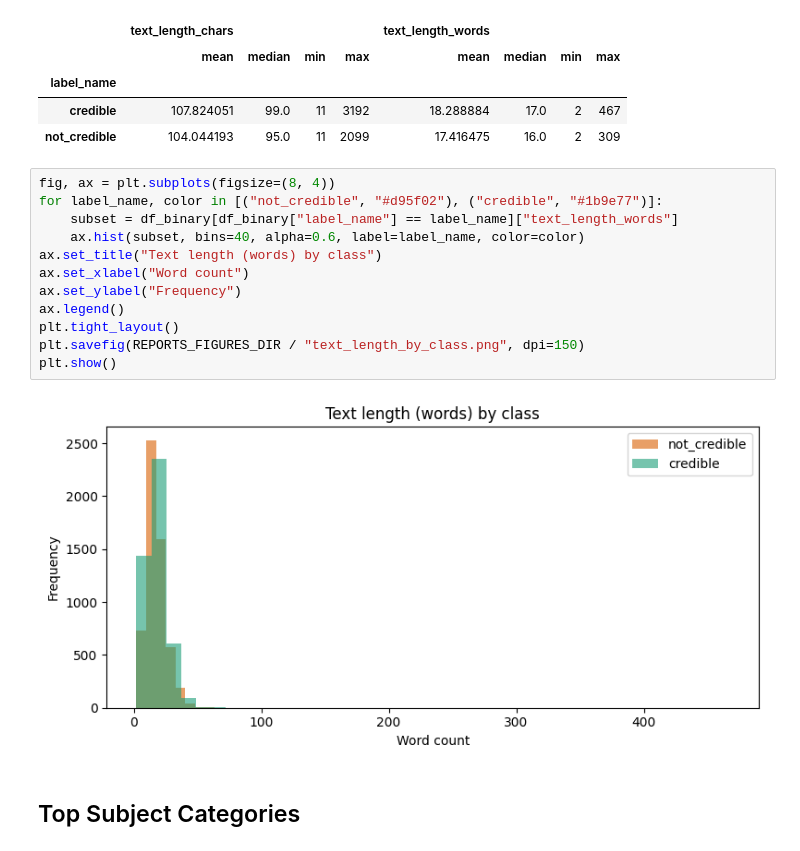
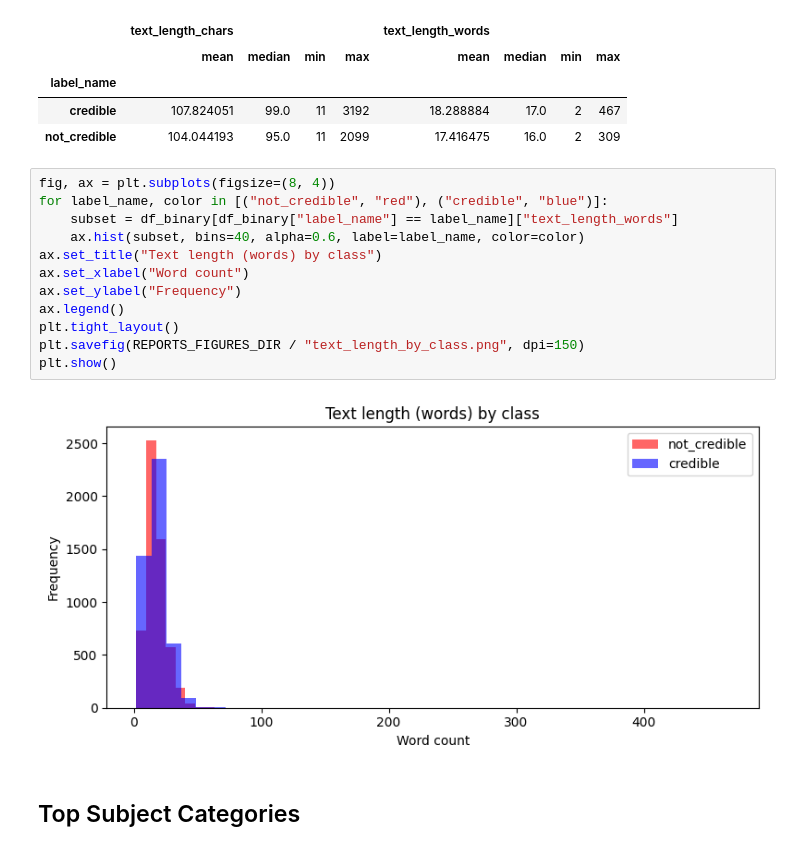
Before and after one commit to greyish-pelagia/news-credibility, a Jupyter notebook: data_exploration.ipynb, the cells around one changed output. Cells and saved outputs as stored; diff of their text form.

```diff
--- a/data_exploration.ipynb
+++ b/data_exploration.ipynb
@@ -209,17 +217,17 @@ df_binary.groupby("label_name")[["text_length_chars", "text_length_words"]].agg(
 | not_credible | 104.044193 | 95.0 | 11 | 2099 | 17.416475 | 16.0 | 2 | 309 |
 # %%
 fig, ax = plt.subplots(figsize=(8, 4))
-for label_name, color in [("not_credible", "#d95f02"), ("credible", "#1b9e77")]:
+for label_name, color in [("not_credible", "red"), ("credible", "blue")]:
     subset = df_binary[df_binary["label_name"] == label_name]["text_length_words"]
     ax.hist(subset, bins=40, alpha=0.6, label=label_name, color=color)
 ax.set_title("Text length (words) by class")
 ax.set_xlabel("Word count")
 ax.set_ylabel("Frequency")
 ax.legend()
 plt.tight_layout()
 plt.savefig(REPORTS_FIGURES_DIR / "text_length_by_class.png", dpi=150)
 plt.show()
 # %% [output]
-[figure, old version]
+[figure, new version]
 # %% [markdown]
 ## Top Subject Categories
```
Also changed, not shown: parts of 15 cells of this notebook.
